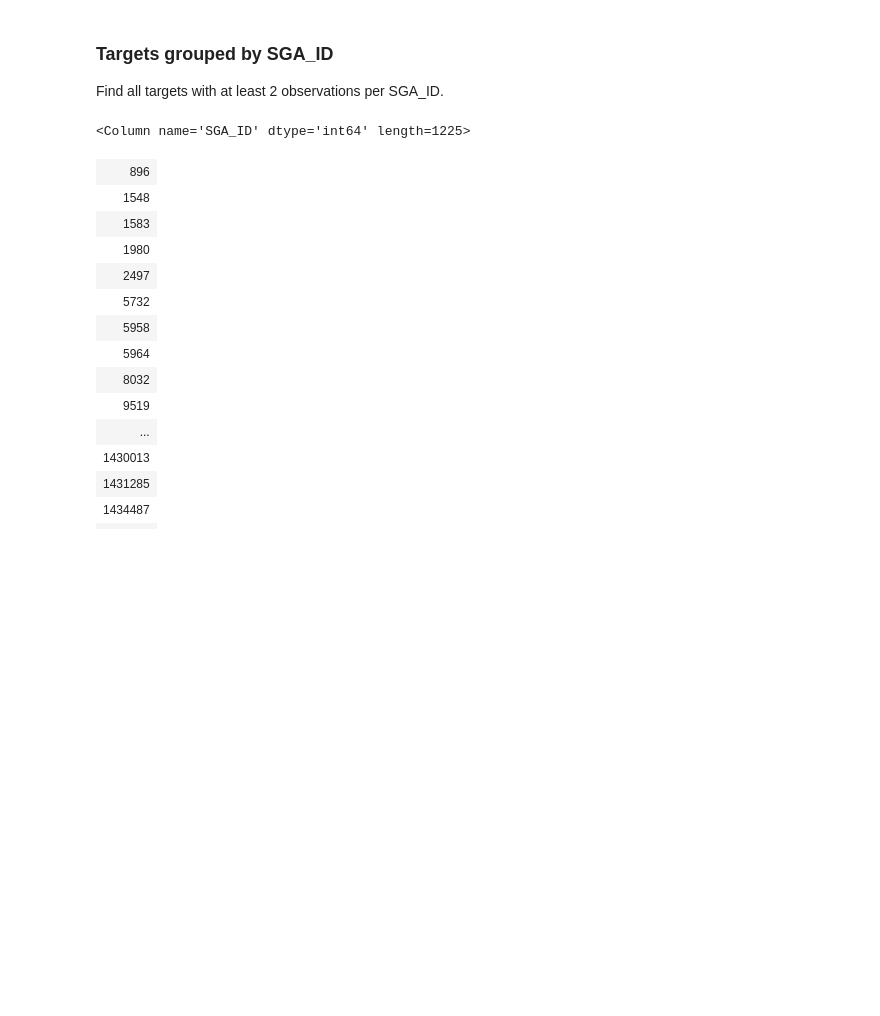
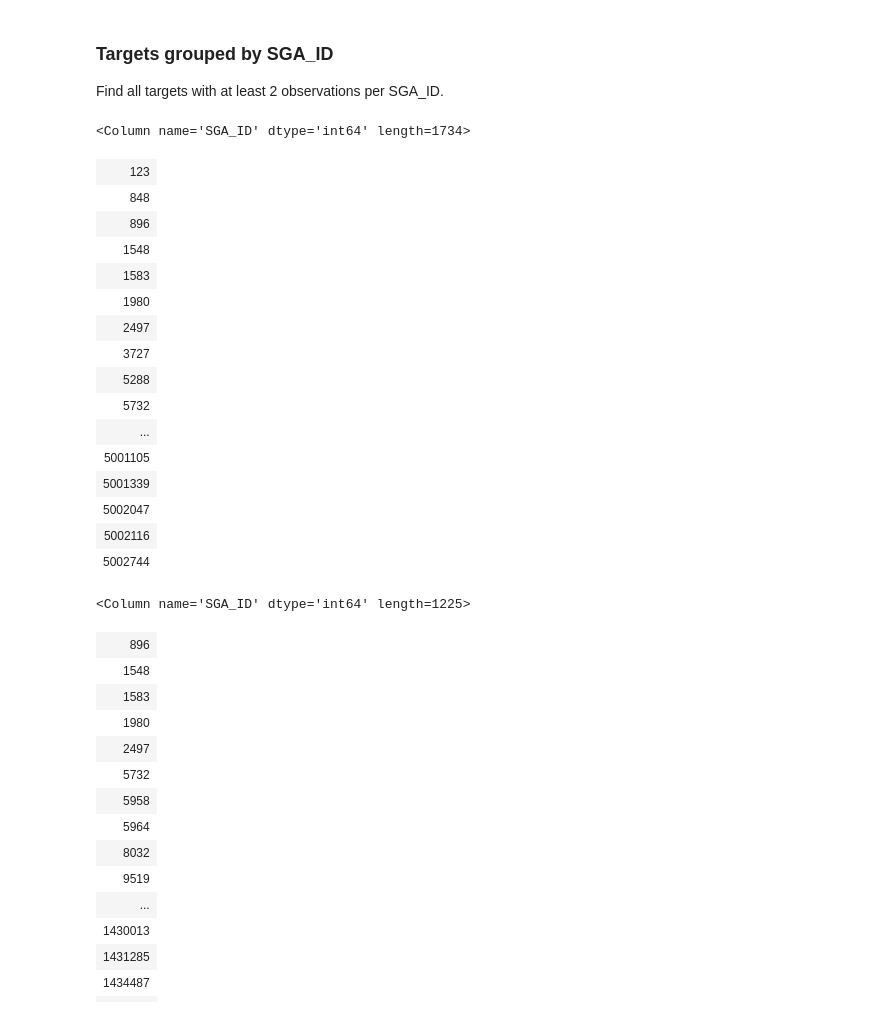
Before and after one commit to desihub/timedomain, a Jupyter notebook: pvsurvey/redux_selections.ipynb, the cells around one changed output. Cells and saved outputs as stored; diff of their text form; code cells hidden in the pictures; blank space fills up the shorter version.

```diff
--- a/pvsurvey/redux_selections.ipynb
+++ b/pvsurvey/redux_selections.ipynb
@@ -266,4 +266,26 @@ Table length=13134
 ### Targets grouped by SGA_ID
 
 Find all targets with at least 2 observations per SGA_ID.
+# %%
+# All targets
+_ids_all, _counts_all = np.unique(tfuji['SGA_ID'], return_counts=True)
+_ids_all[_counts_all > 1]
+# %% [output]
+<Column name='SGA_ID' dtype='int64' length=1734>
+| 123 |
+| 848 |
+| 896 |
+| 1548 |
+| 1583 |
+| 1980 |
+| 2497 |
+| 3727 |
+| 5288 |
+| 5732 |
+| ... |
+| 5001105 |
+| 5001339 |
+| 5002047 |
+| 5002116 |
+| 5002744 |
 # %%
```
Also changed, not shown: parts of 8 cells of this notebook.
